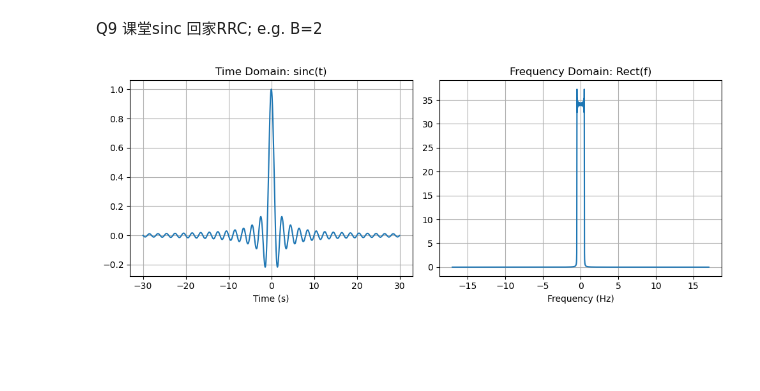
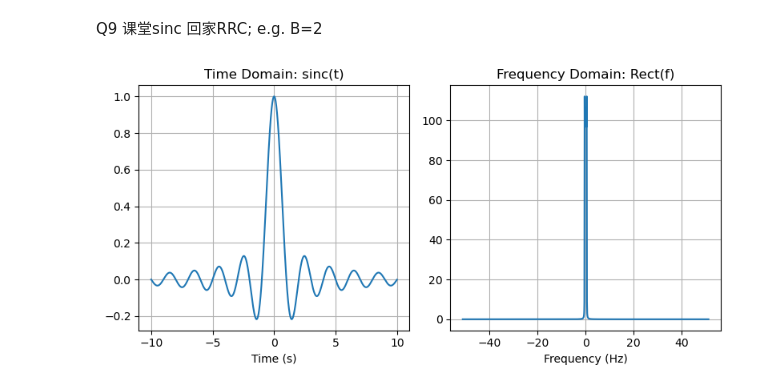
Before and after one commit to Eason0127/TR2, a Jupyter notebook: TR2_LAB_Songhui.ipynb, the cells around one changed output. Saved outputs shown, nothing was run; the diff lists cells and outputs as text; code cells hidden in the pictures; blank space fills up the shorter version.

```diff
--- a/TR2_LAB_Songhui.ipynb
+++ b/TR2_LAB_Songhui.ipynb
@@ -110,39 +110,64 @@ Q8 证明
 # %% [markdown]
 Q9 课堂sinc 回家RRC; e.g. B=2
 # %%
-T = 60 # Time window
+T = 20 # Time window
 N = 2 ** 11 # Num of sampling points
 dt = T / N # Step size of time
 t = np.arange(-T/2, T/2, dt)
 F = 1 / dt
 df = 1/ T
 f = np.arange(-N/2, N/2) * df
 y = np.sinc(t)
 Y = np.fft.fft(y)
 Y_shifted = np.fft.fftshift(Y)
-plt.figure(figsize=(10, 4))
+plt.figure(figsize=(8, 4))
 
 plt.subplot(1, 2, 1)
 plt.plot(t, y)
 plt.title("Time Domain: sinc(t)")
 plt.xlabel("Time (s)")
 plt.grid(True)
 
 plt.subplot(1, 2, 2)
 plt.plot(f, np.abs(Y_shifted))
 plt.title("Frequency Domain: Rect(f)")
 plt.xlabel("Frequency (Hz)")
 plt.grid(True)
 plt.tight_layout()
 plt.show()
 
-# def mod_sinc(s,B=2,t):
-#     '''
-#     :param s: symbol array
-#     :param B: bandwidth
-#     :param t: time
-#     :return: q
-#     '''
-#     q_t = np.zeros(l)
+B = 2
+def mod_sinc(s,t,B=2):
+    '''
+    :param s: symbol array
+    :param B: bandwidth
+    :param t: time
+    :return: q
+    '''
+    q_t = np.zeros(len(t), dtype=complex)
+
+    Ns = len(s)           # 符号数量
+    center_index = Ns // 2 # 符号中心索引，用于让符号序列在时间轴 t=0 处居中
+
+    # 叠加每个符号的波形
+    # 公式: q(t) = sum( s[l] * p(t - l*Ts) )
+    # 其中 Ts = 1/B, p(t) = sqrt(B) * sinc(Bt)
+    for i in range(Ns):
+        # l 是相对中心的索引 (例如: -2, -1, 0, 1, 2)
+        l = i - center_index
+
+        # 计算时移: t_shifted = t - l * Ts = t - l/B
+        t_shifted = t - (l / B)
+
+        # 生成单位能量的 Sinc 脉冲
+        # np.sinc(x) 计算的是 sin(pi*x)/(pi*x)
+        pulse = np.sqrt(B) * np.sinc(B * t_shifted)
+
+        # 累加到总信号
+        q_t += s[i] * pulse
+
+    return q_t
+
+q_sinc = mod_sinc(s,t)
 # %% [output]
-[figure, old version]
+[figure, new version]
```
Also changed, not shown: parts of 14 cells of this notebook.
